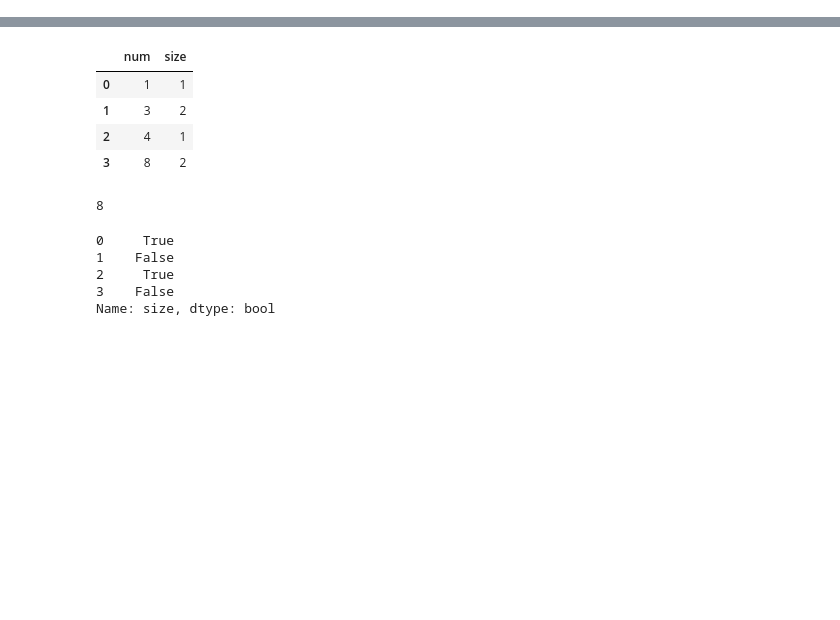
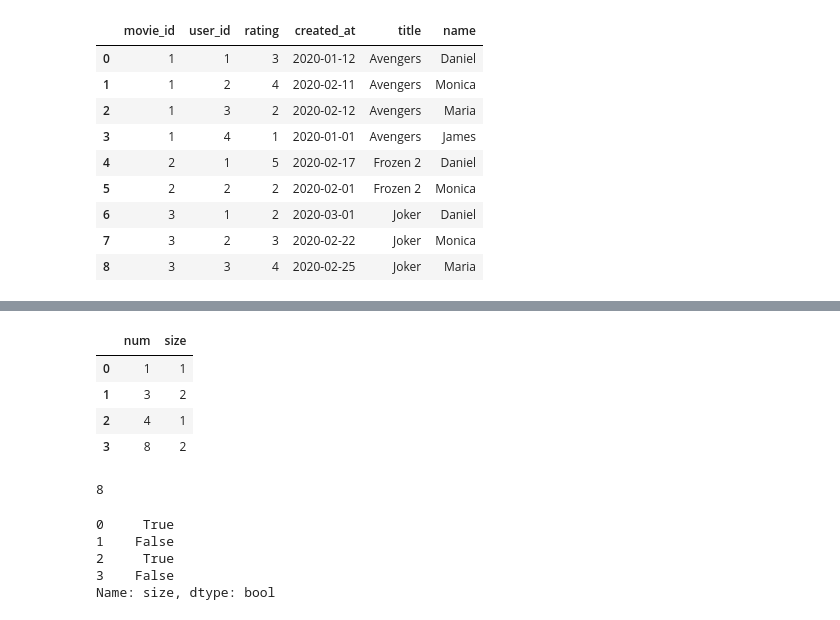
Before and after one commit to jjoseph-anderson/LeetCode, a Jupyter notebook: Rough_Work.ipynb, the cells around one changed output, grey strips where cells are left out. Drawn from its saved outputs; the diff is of its cells as text; code cells hidden in the pictures; blank space fills up the shorter version.

```diff
--- a/Rough_Work.ipynb
+++ b/Rough_Work.ipynb
@@ -1,2 +1,27 @@
 # %%
 import pandas as pd
+# %%
+movies = pd.DataFrame({
+    "movie_id": [1, 2, 3],
+    "title": ["Avengers", "Frozen 2", "Joker"]
+})
+
+# Users table
+users = pd.DataFrame({
+    "user_id": [1, 2, 3, 4],
+    "name": ["Daniel", "Monica", "Maria", "James"]
+})
+
+# MovieRating table
+ratings = pd.DataFrame({
+    "movie_id": [1,1,1,1,2,2,3,3,3],
+    "user_id":  [1,2,3,4,1,2,1,2,3],
+    "rating":   [3,4,2,1,5,2,2,3,4],
+    "created_at": pd.to_datetime([
+        "2020-01-12","2020-02-11","2020-02-12","2020-01-01",
+        "2020-02-17","2020-02-01","2020-03-01","2020-02-22","2020-02-25"
+    ])
+})
+# %%
+join1 = ratings.merge(movies, on = "movie_id", how = "left")
+join1
@@ -2,0 +39,14 @@ import pandas as pd
+# %%
+join2 = join1.merge(users, on = "user_id", how = "left")
+join2
+# %% [output]
+|  | movie_id | user_id | rating | created_at | title | name |
+| 0 | 1 | 1 | 3 | 2020-01-12 | Avengers | Daniel |
+| 1 | 1 | 2 | 4 | 2020-02-11 | Avengers | Monica |
+| 2 | 1 | 3 | 2 | 2020-02-12 | Avengers | Maria |
+| 3 | 1 | 4 | 1 | 2020-01-01 | Avengers | James |
+| 4 | 2 | 1 | 5 | 2020-02-17 | Frozen 2 | Daniel |
+| 5 | 2 | 2 | 2 | 2020-02-01 | Frozen 2 | Monica |
+| 6 | 3 | 1 | 2 | 2020-03-01 | Joker | Daniel |
+| 7 | 3 | 2 | 3 | 2020-02-22 | Joker | Monica |
+| 8 | 3 | 3 | 4 | 2020-02-25 | Joker | Maria |
```
Also changed, not shown: parts of 6 cells of this notebook, 1 other file.
